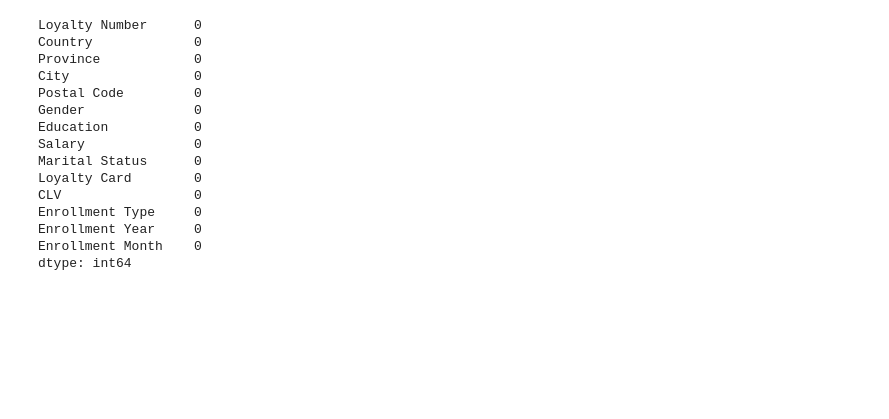
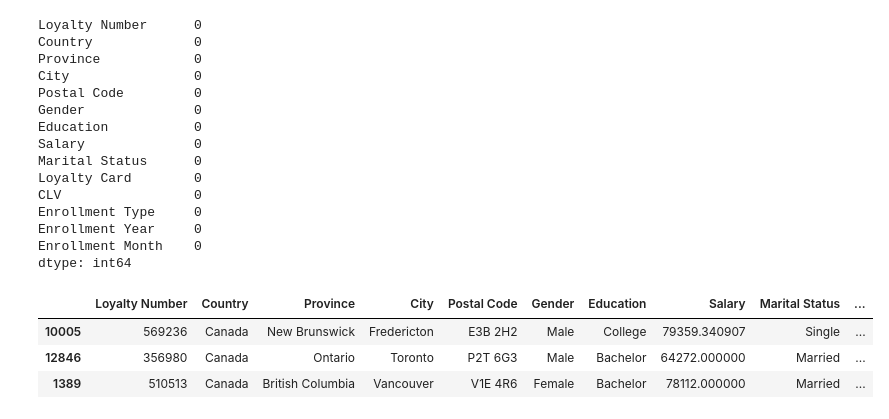
Before and after one commit to Adalab/bda-modulo-3-evaluacion-final-nerearial, a Jupyter notebook: bda-modulo-3-evaluacion-final-nerearial.ipynb, the cells around one changed output. Drawn from its saved outputs; the diff is of its cells as text; code cells hidden in the pictures; blank space fills up the shorter version.

```diff
--- a/bda-modulo-3-evaluacion-final-nerearial.ipynb
+++ b/bda-modulo-3-evaluacion-final-nerearial.ipynb
@@ -446,3 +441,11 @@ Enrollment Type     0
 Enrollment Year     0
 Enrollment Month    0
 dtype: int64
+# %%
+# Vemos como nos ha quedado nuestro DataFrame:
+loyalty.sample(3)
+# %% [output]
+|  | Loyalty Number | Country | Province | City | Postal Code | Gender | Education | Salary | Marital Status | ... |
+| 10005 | 569236 | Canada | New Brunswick | Fredericton | E3B 2H2 | Male | College | 79359.340907 | Single | ... |
+| 12846 | 356980 | Canada | Ontario | Toronto | P2T 6G3 | Male | Bachelor | 64272.000000 | Married | ... |
+| 1389 | 510513 | Canada | British Columbia | Vancouver | V1E 4R6 | Female | Bachelor | 78112.000000 | Married | ... |
```
Also changed, not shown: parts of 7 cells of this notebook, 1 other file.
